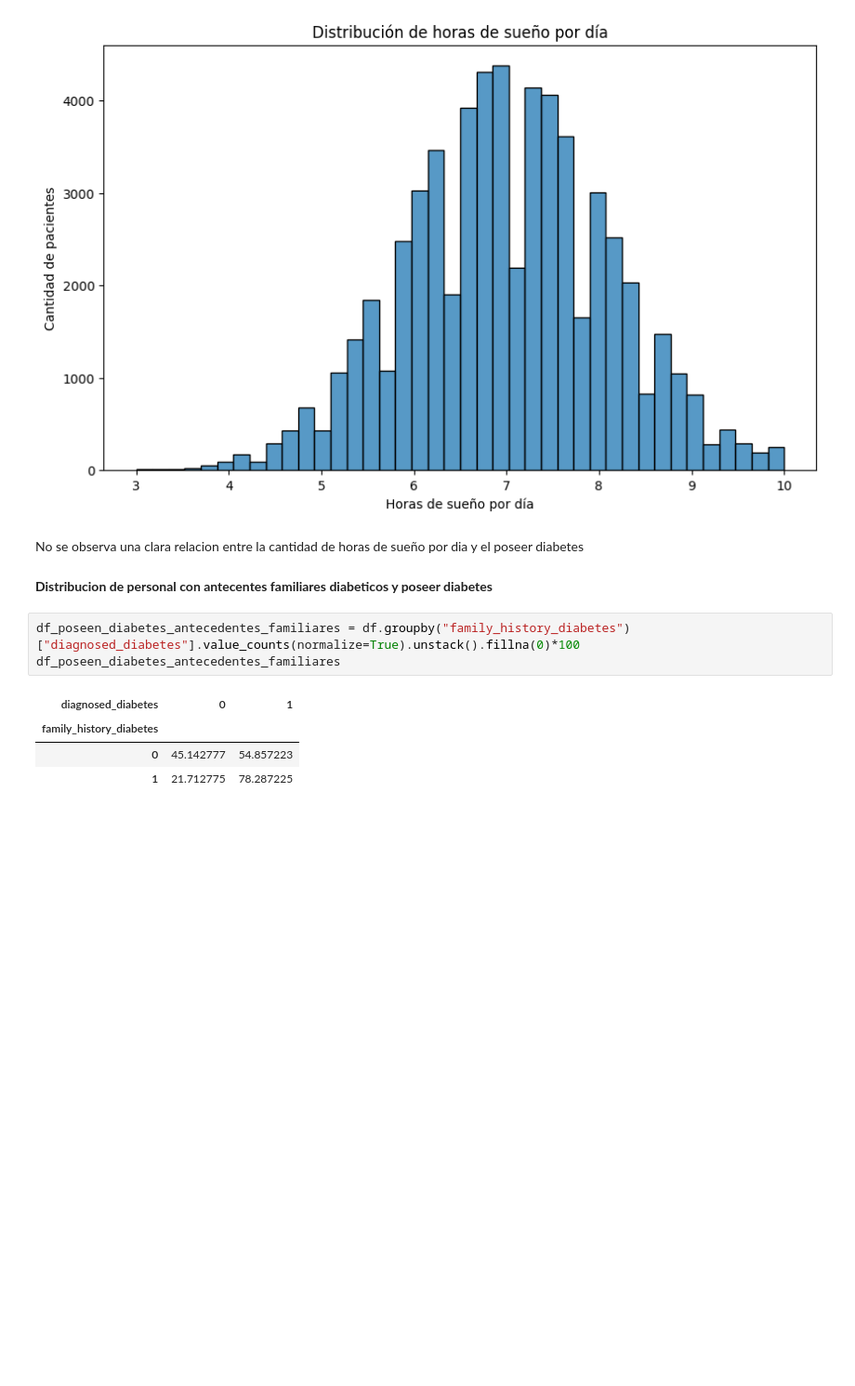
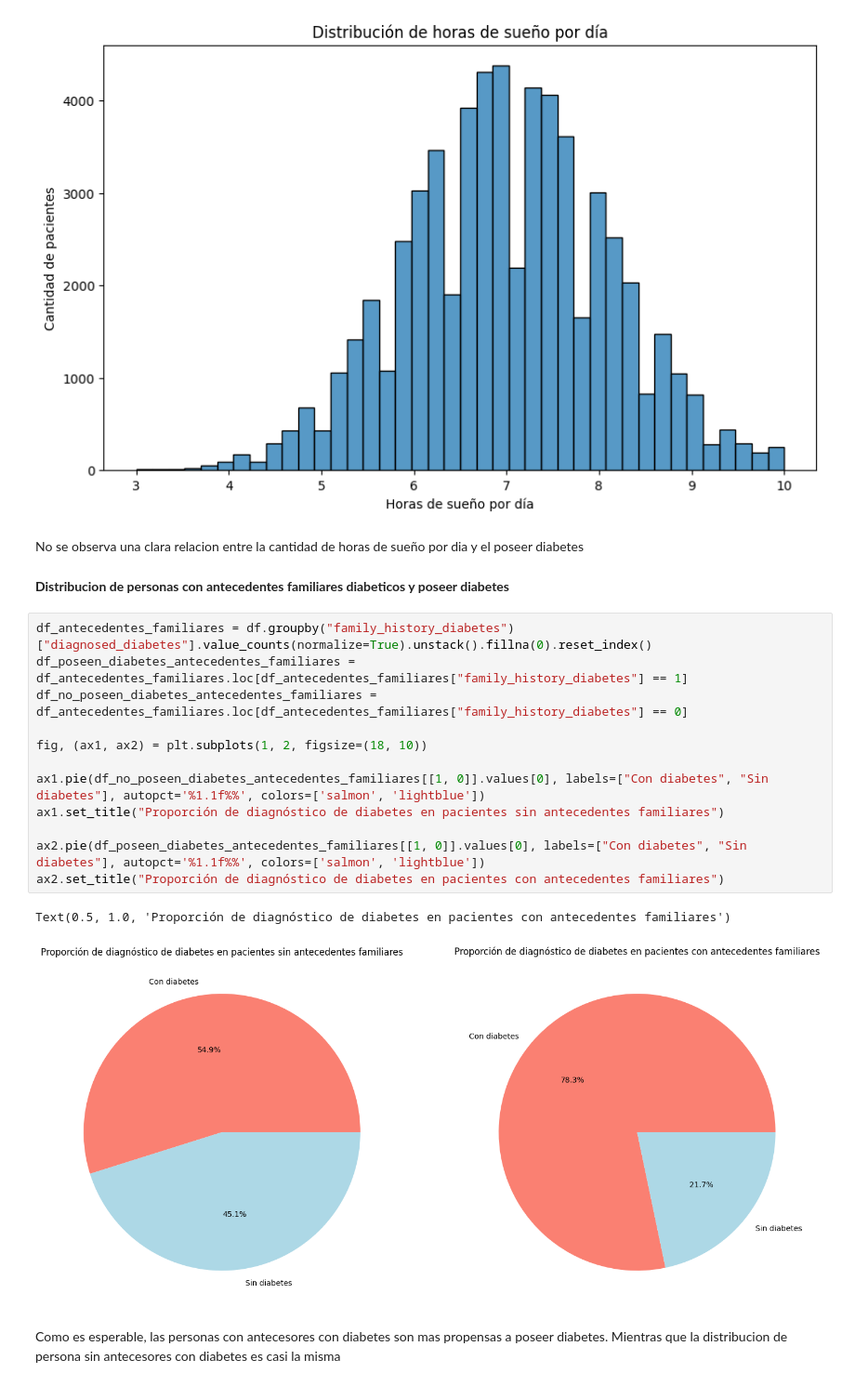
Before and after one commit to diegocv00/Diabetes, a Jupyter notebook: Diabetes.ipynb, the cells around one changed output. Shown at 93% size. Drawn from its saved outputs; the diff is of its cells as text; blank space fills up the shorter version.

```diff
--- a/Diabetes.ipynb
+++ b/Diabetes.ipynb
@@ -131,12 +131,21 @@ Text(0.5, 1.0, 'Distribución de horas de sueño por día')
 # %% [markdown]
 No se observa una clara relacion entre la cantidad de horas de sueño por dia y el poseer diabetes
 # %% [markdown]
-**Distribucion de personal con antecentes familiares diabeticos y poseer diabetes**
+**Distribucion de personas con antecedentes familiares diabeticos y poseer diabetes**
 # %%
-df_poseen_diabetes_antecedentes_familiares = df.groupby("family_history_diabetes")["diagnosed_diabetes"].value_counts(normalize=True).unstack().fillna(0)*100
-df_poseen_diabetes_antecedentes_familiares
+df_antecedentes_familiares = df.groupby("family_history_diabetes")["diagnosed_diabetes"].value_counts(normalize=True).unstack().fillna(0).reset_index()
+df_poseen_diabetes_antecedentes_familiares = df_antecedentes_familiares.loc[df_antecedentes_familiares["family_history_diabetes"] == 1]
+df_no_poseen_diabetes_antecedentes_familiares = df_antecedentes_familiares.loc[df_antecedentes_familiares["family_history_diabetes"] == 0]
+
+fig, (ax1, ax2) = plt.subplots(1, 2, figsize=(18, 10))
+
+ax1.pie(df_no_poseen_diabetes_antecedentes_familiares[[1, 0]].values[0], labels=["Con diabetes", "Sin diabetes"], autopct='%1.1f%%', colors=['salmon', 'lightblue'])
+ax1.set_title("Proporción de diagnóstico de diabetes en pacientes sin antecedentes familiares")
+
+ax2.pie(df_poseen_diabetes_antecedentes_familiares[[1, 0]].values[0], labels=["Con diabetes", "Sin diabetes"], autopct='%1.1f%%', colors=['salmon', 'lightblue'])
+ax2.set_title("Proporción de diagnóstico de diabetes en pacientes con antecedentes familiares")
 # %% [output]
-| diagnosed_diabetes | 0 | 1 |
-| family_history_diabetes |  |  |
-| 0 | 45.142777 | 54.857223 |
-| 1 | 21.712775 | 78.287225 |
+Text(0.5, 1.0, 'Proporción de diagnóstico de diabetes en pacientes con antecedentes familiares')
+[figure, added]
+# %% [markdown]
+Como es esperable, las personas con antecesores con diabetes son mas propensas a poseer diabetes. Mientras que la distribucion de persona sin antecesores con diabetes es casi la misma
```
